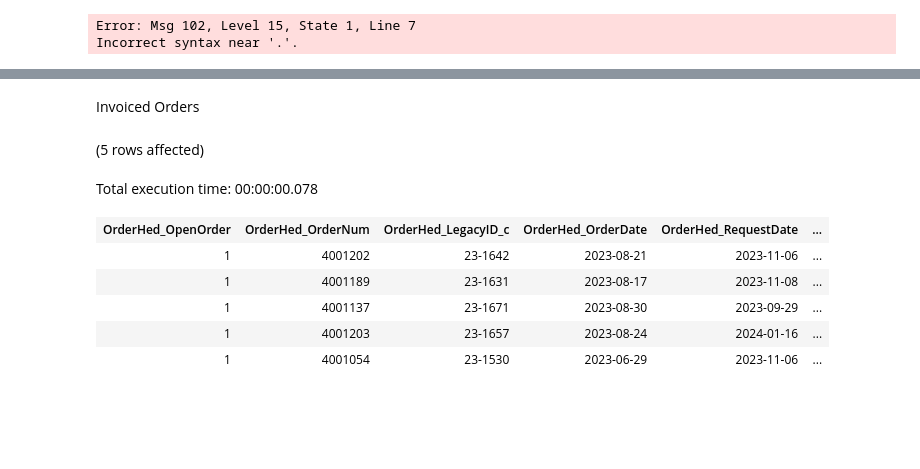
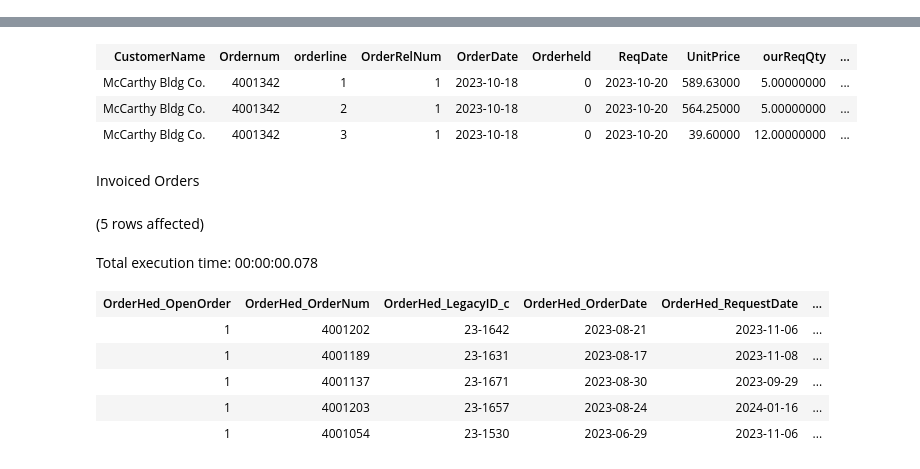
Before and after one commit to mdelisio/SQL-Scripts, a Jupyter notebook: Notebook-ebos order forecast.ipynb, the cells around one changed output, grey strips where cells are left out. Saved outputs shown, nothing was run; the diff lists cells and outputs as text; code cells hidden in the pictures; blank space fills up the shorter version.

Commit message:
Add Orderheld to open releases

```diff
--- a/Notebook-ebos order forecast.ipynb
+++ b/Notebook-ebos order forecast.ipynb
@@ -39,7 +39,8 @@ SELECT TOP (3)
     oh.Ordernum,
     orel.orderline,
     orel.OrderRelNum,
-    oh.OrderDate
+    oh.OrderDate,
+    oh.Orderheld,
     orel.ReqDate,
     od.UnitPrice,
     orel.ourReqQty,
@@ -68,5 +69,3 @@ AND oh.Company = 'Solar'
 AND oh.Division_c = 6
 Order by OrderDate desc
 # %% [output]
-Error: Msg 102, Level 15, State 1, Line 7
-Incorrect syntax near '.'.
@@ -74,3 +74,7 @@ Total execution time: 00:00:00.069
+| CustomerName | Ordernum | orderline | OrderRelNum | OrderDate | Orderheld | ReqDate | UnitPrice | ourReqQty | ... |
+| McCarthy Bldg Co. | 4001342 | 1 | 1 | 2023-10-18 | 0 | 2023-10-20 | 589.63000 | 5.00000000 | ... |
+| McCarthy Bldg Co. | 4001342 | 2 | 1 | 2023-10-18 | 0 | 2023-10-20 | 564.25000 | 5.00000000 | ... |
+| McCarthy Bldg Co. | 4001342 | 3 | 1 | 2023-10-18 | 0 | 2023-10-20 | 39.60000 | 12.00000000 | ... |
 # %% [markdown]
 Invoiced Orders
 # %%
```
Also changed, not shown: parts of 1 cell of this notebook.
